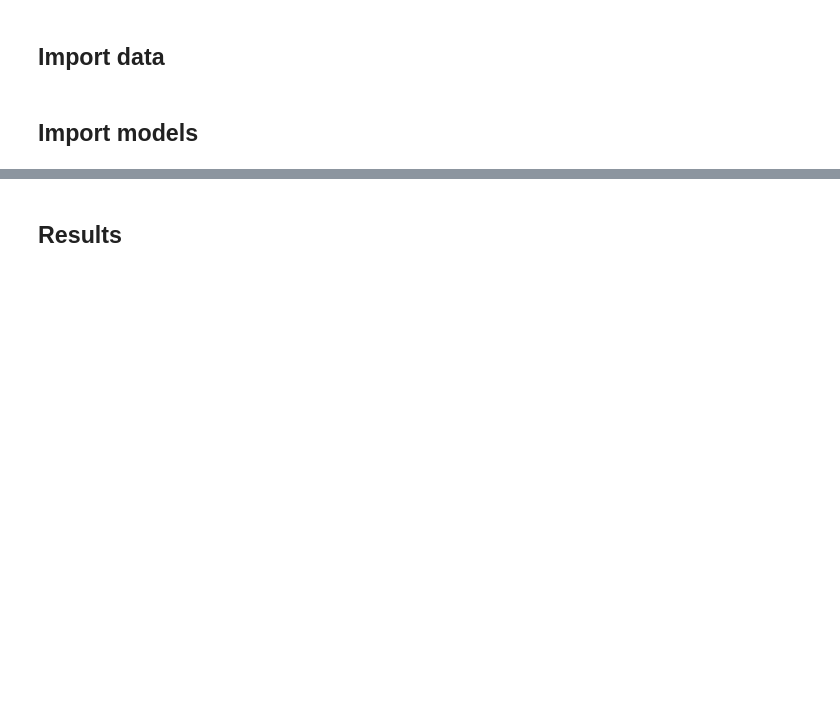
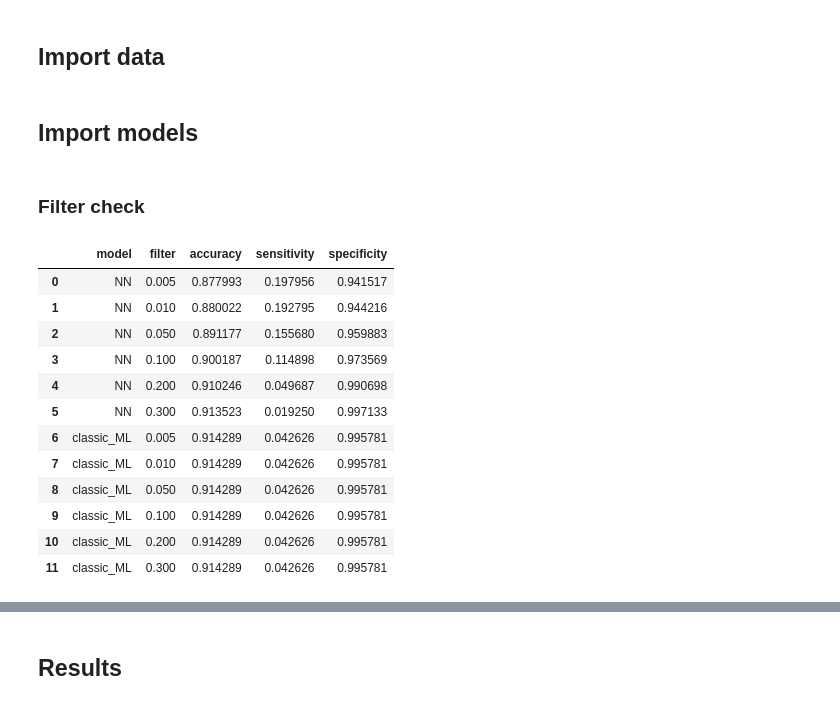
Before and after one commit to Ag0r9/Segmenting-Retinal-Blood-Vessels, a Jupyter notebook: notebooks/app.ipynb, the cells around one changed output, grey strips where cells are left out. Cells and saved outputs as stored; diff of their text form; code cells hidden in the pictures; blank space fills up the shorter version.

```diff
--- a/notebooks/app.ipynb
+++ b/notebooks/app.ipynb
@@ -21,7 +21,7 @@ from NN_model import get_NN_model
 data = get_data(path='../data/HRF/')
 # %%
 create = False
-MLdata = create_data(path='./data/HRF/') if create else pd.read_csv('../data/for_CML/test_data.csv')
+MLdata = create_data() if create else pd.read_csv('../data/for_CML/test_data.csv')
 # %%
 features_classic_ml = ['ch_avg_B', 'ch_avg_G', 'ch_avg_R', 'ch_std_B',
        'ch_std_G', 'ch_std_R', 'hu_mom1', 'hu_mom2', 'hu_mom3', 'hu_mom4',
@@ -37,0 +64,2 @@ NN_model.load_weights('../trained/NN_model.h5')
+# %% [markdown]
+### Filter check
@@ -37,0 +84,17 @@ NN_model.load_weights('../trained/NN_model.h5')
+# %%
+metrics_avg = metrics_avg.reset_index()
+metrics_avg
+# %% [output]
+|  | model | filter | accuracy | sensitivity | specificity |
+| 0 | NN | 0.005 | 0.877993 | 0.197956 | 0.941517 |
+| 1 | NN | 0.010 | 0.880022 | 0.192795 | 0.944216 |
+| 2 | NN | 0.050 | 0.891177 | 0.155680 | 0.959883 |
+| 3 | NN | 0.100 | 0.900187 | 0.114898 | 0.973569 |
+| 4 | NN | 0.200 | 0.910246 | 0.049687 | 0.990698 |
+| 5 | NN | 0.300 | 0.913523 | 0.019250 | 0.997133 |
+| 6 | classic_ML | 0.005 | 0.914289 | 0.042626 | 0.995781 |
+| 7 | classic_ML | 0.010 | 0.914289 | 0.042626 | 0.995781 |
+| 8 | classic_ML | 0.050 | 0.914289 | 0.042626 | 0.995781 |
+| 9 | classic_ML | 0.100 | 0.914289 | 0.042626 | 0.995781 |
+| 10 | classic_ML | 0.200 | 0.914289 | 0.042626 | 0.995781 |
+| 11 | classic_ML | 0.300 | 0.914289 | 0.042626 | 0.995781 |
```
Also changed, not shown: parts of 7 cells of this notebook.
